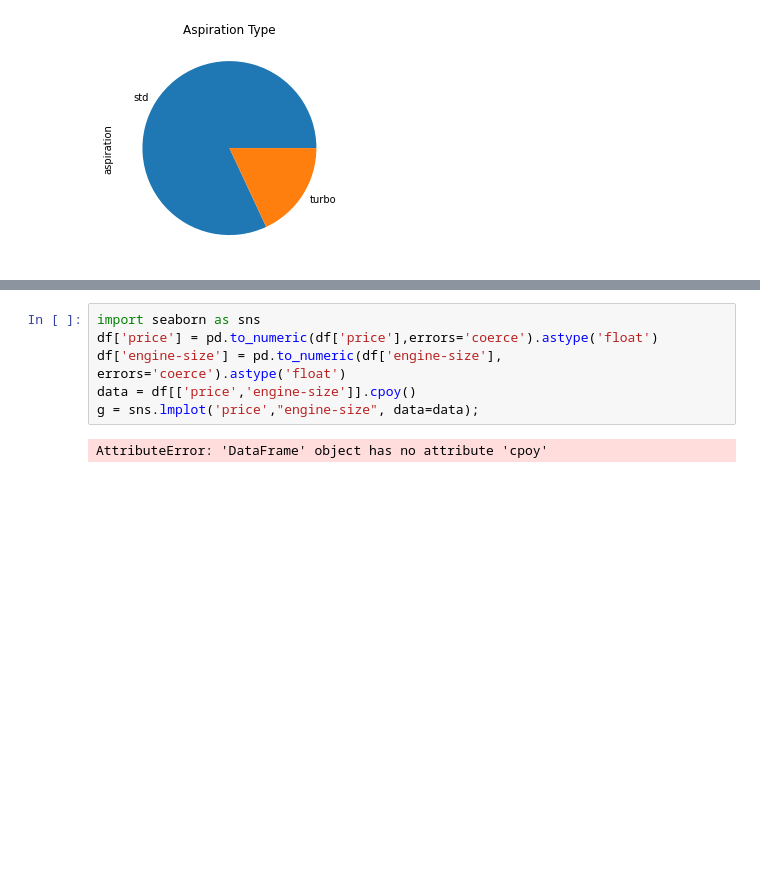
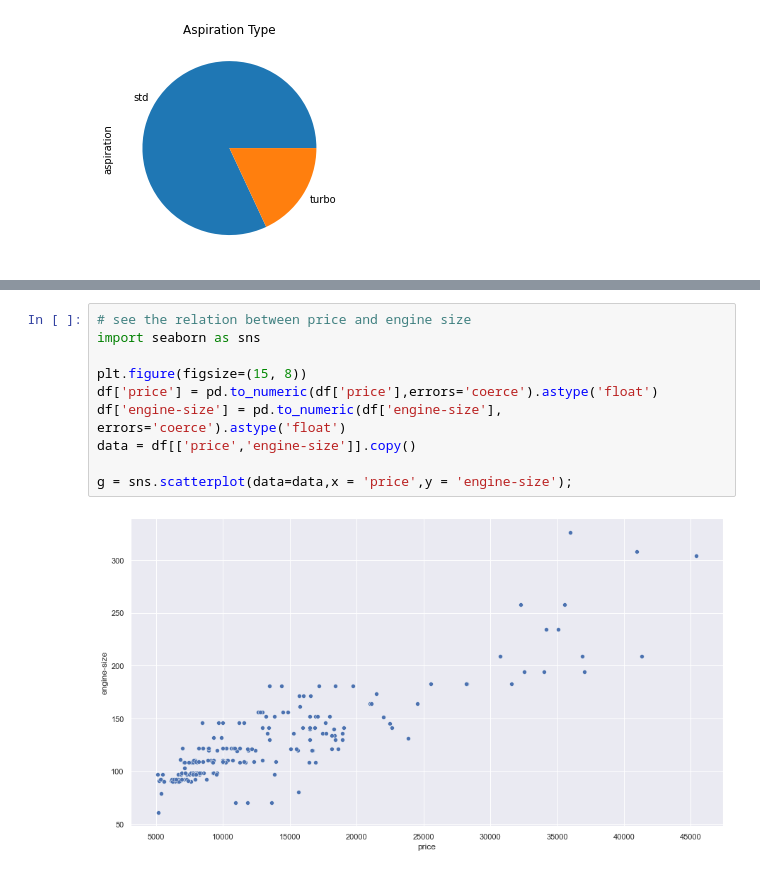
Before and after one commit to zcolley/cs381-MatthewFried, a Jupyter notebook: quiz/Y_Zhu_project3_assn_.ipynb, the cells around one changed output, grey strips where cells are left out. Cells and saved outputs as stored; diff of their text form; blank space fills up the shorter version.

```diff
--- a/quiz/Y_Zhu_project3_assn_.ipynb
+++ b/quiz/Y_Zhu_project3_assn_.ipynb
@@ -211,8 +255,12 @@ aspiration
 # %%
+# see the relation between price and engine size
 import seaborn as sns
+
+plt.figure(figsize=(15, 8))
 df['price'] = pd.to_numeric(df['price'],errors='coerce').astype('float')
 df['engine-size'] = pd.to_numeric(df['engine-size'], errors='coerce').astype('float')
-data = df[['price','engine-size']].cpoy()
-g = sns.lmplot('price',"engine-size", data=data);
+data = df[['price','engine-size']].copy()
+
+g = sns.scatterplot(data=data,x = 'price',y = 'engine-size');
 # %% [output]
-AttributeError: 'DataFrame' object has no attribute 'cpoy'
+[figure, added]
```
Also changed, not shown: parts of 14 cells of this notebook.
